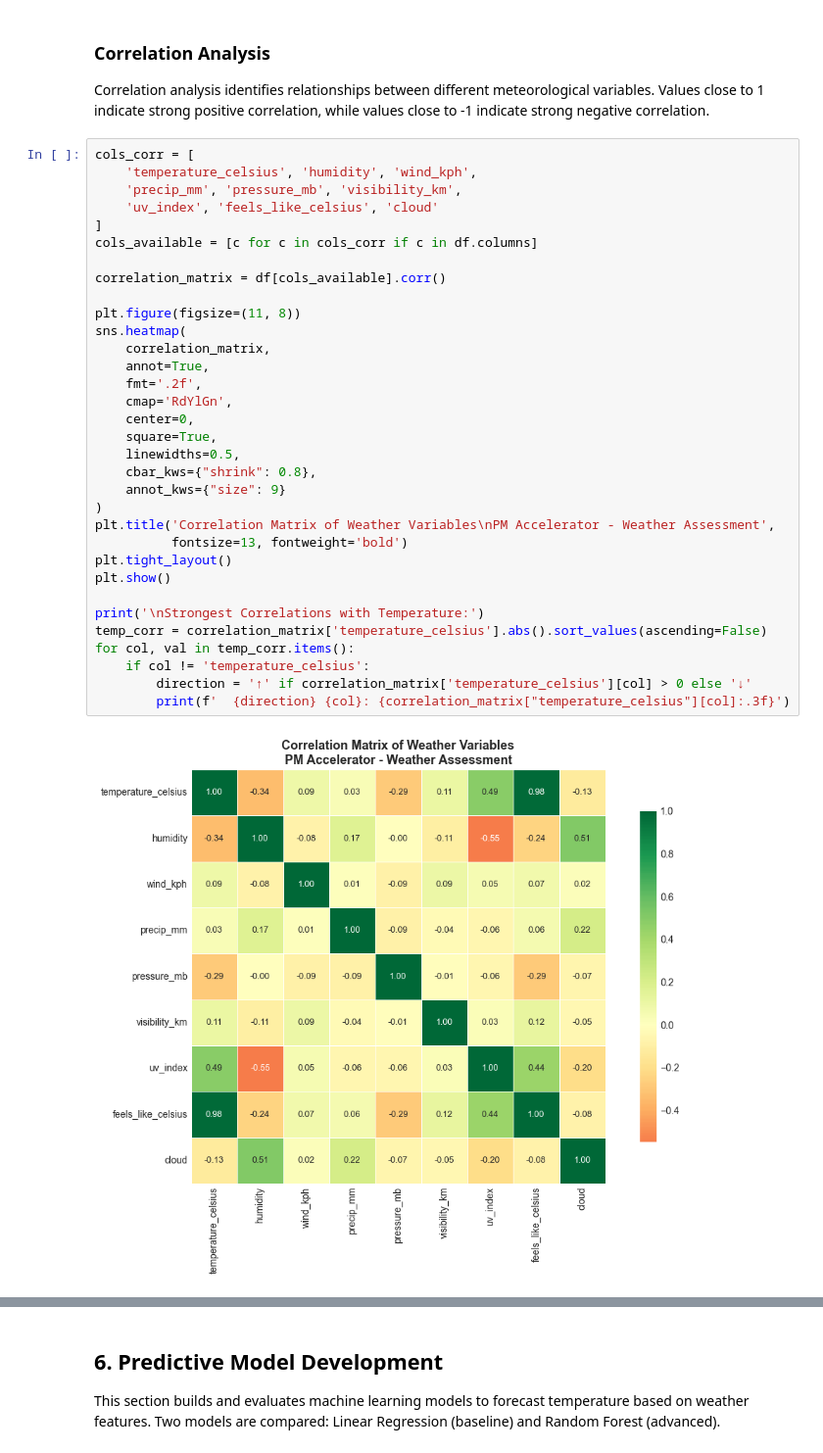
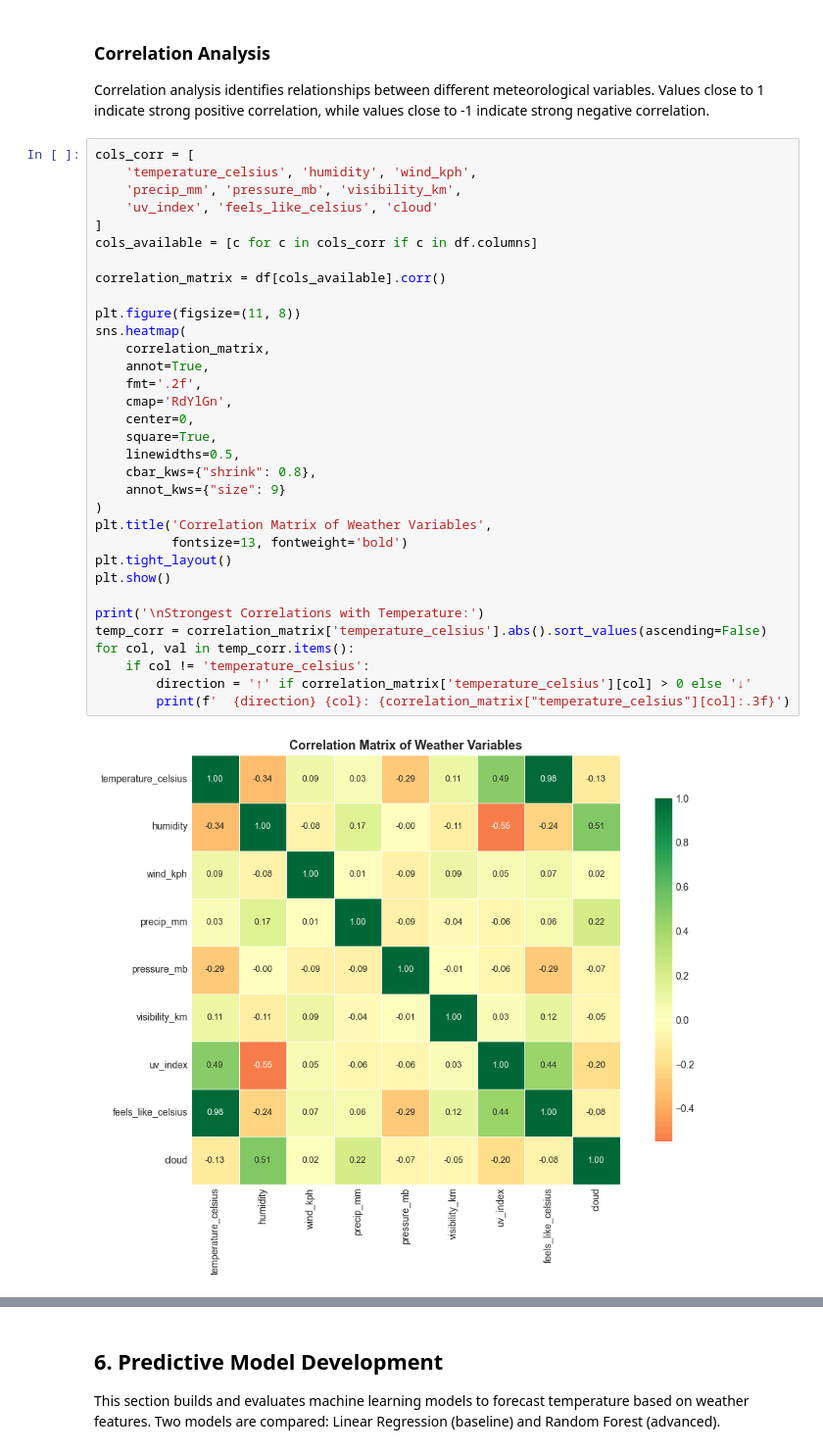
Before and after one commit to lvmorap/weather-trend-forecasting-pm-accelerator-valeria-mora, a Jupyter notebook: weather_analysis.ipynb, the cells around one changed output, grey strips where cells are left out. Shown at 98% size. Drawn from its saved outputs; the diff is of its cells as text.

```diff
--- a/weather_analysis.ipynb
+++ b/weather_analysis.ipynb
@@ -188,35 +196,35 @@ cols_corr = [
     'precip_mm', 'pressure_mb', 'visibility_km',
     'uv_index', 'feels_like_celsius', 'cloud'
 ]
 cols_available = [c for c in cols_corr if c in df.columns]
 
 correlation_matrix = df[cols_available].corr()
 
 plt.figure(figsize=(11, 8))
 sns.heatmap(
     correlation_matrix,
     annot=True,
     fmt='.2f',
     cmap='RdYlGn',
     center=0,
     square=True,
     linewidths=0.5,
     cbar_kws={"shrink": 0.8},
     annot_kws={"size": 9}
 )
-plt.title('Correlation Matrix of Weather Variables\nPM Accelerator - Weather Assessment',
+plt.title('Correlation Matrix of Weather Variables',
           fontsize=13, fontweight='bold')
 plt.tight_layout()
 plt.show()
 
 print('\nStrongest Correlations with Temperature:')
 temp_corr = correlation_matrix['temperature_celsius'].abs().sort_values(ascending=False)
 for col, val in temp_corr.items():
     if col != 'temperature_celsius':
         direction = '↑' if correlation_matrix['temperature_celsius'][col] > 0 else '↓'
         print(f'  {direction} {col}: {correlation_matrix["temperature_celsius"][col]:.3f}')
 # %% [output]
-[figure, old version]
+[figure, new version]
 Strongest Correlations with Temperature:
   ↑ feels_like_celsius: 0.984
   ↑ uv_index: 0.490
```
Also changed, not shown: parts of 9 cells of this notebook, 1 other file.
